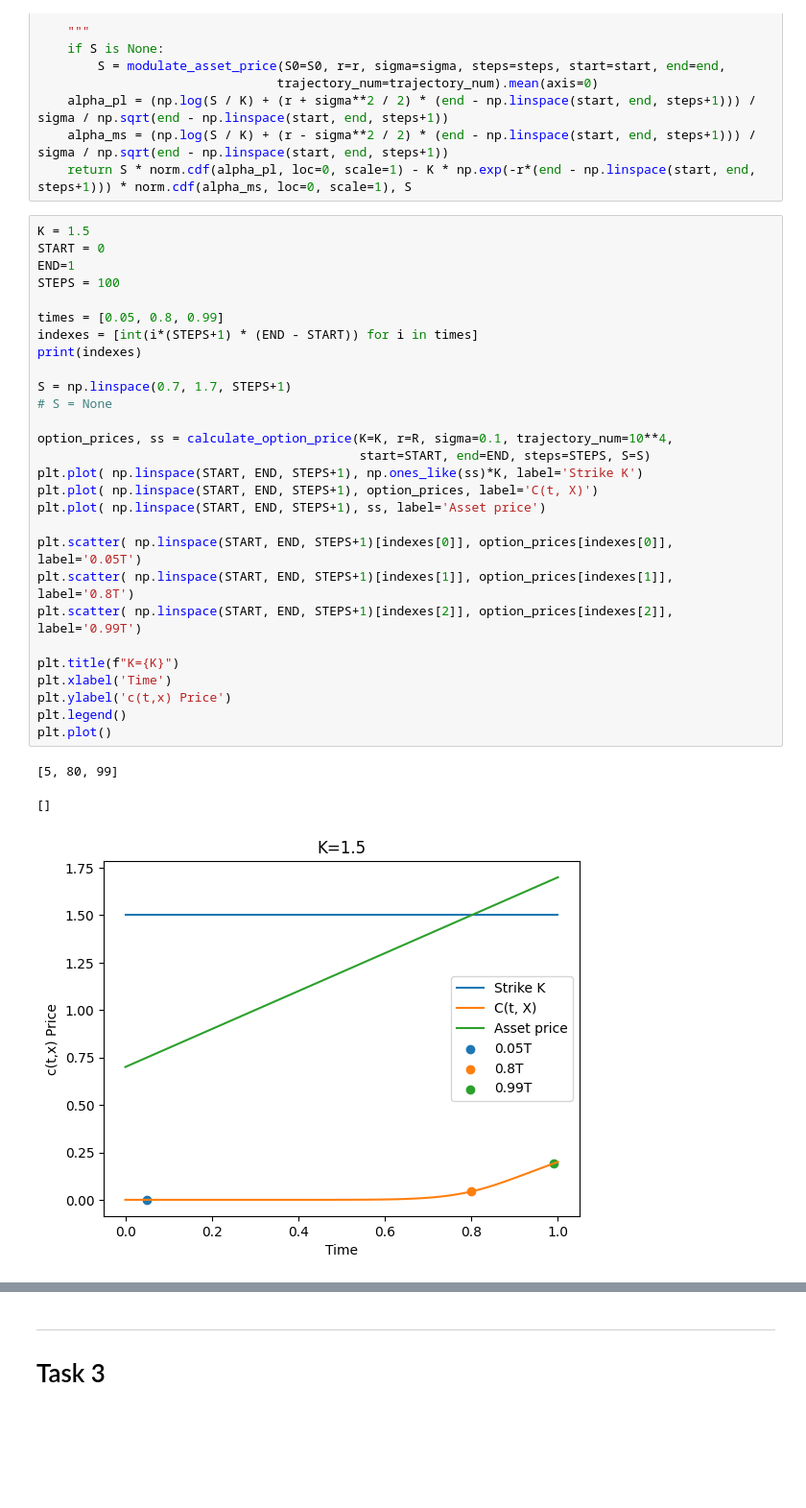
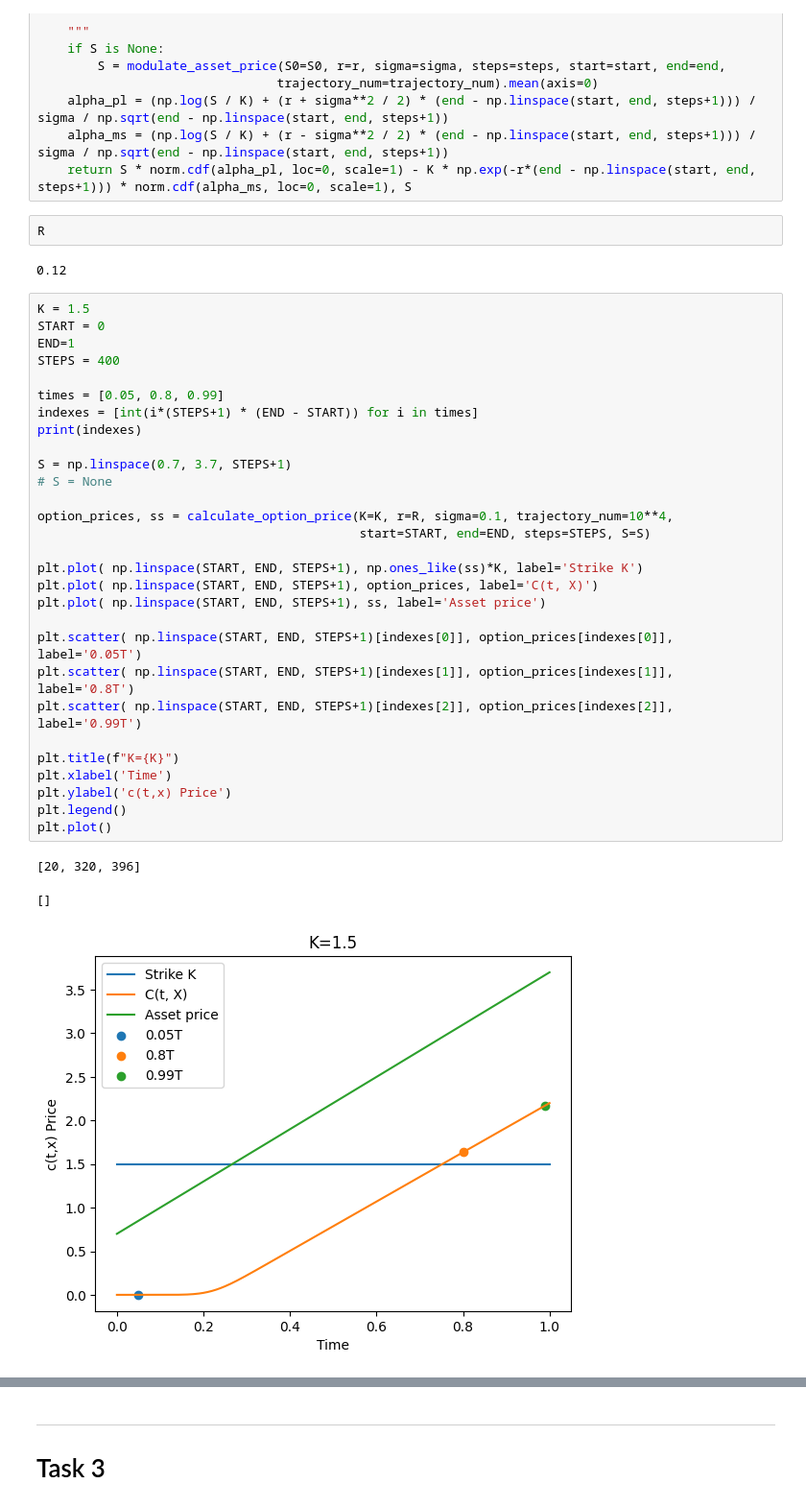
Before and after one commit to Kasymkhankhubiyev/Sirius-Uni, a Jupyter notebook: Derivatives/series1.ipynb, the cells around one changed output, grey strips where cells are left out. Shown at 96% size. Saved outputs shown, nothing was run; the diff lists cells and outputs as text; blank space fills up the shorter version.

```diff
--- a/Derivatives/series1.ipynb
+++ b/Derivatives/series1.ipynb
@@ -228,35 +228,40 @@ def calculate_option_price(S0=1, K=1.3, r=0.0, sigma=0.0, steps=100, trajectory_
     alpha_pl = (np.log(S / K) + (r + sigma**2 / 2) * (end - np.linspace(start, end, steps+1))) / sigma / np.sqrt(end - np.linspace(start, end, steps+1))
     alpha_ms = (np.log(S / K) + (r - sigma**2 / 2) * (end - np.linspace(start, end, steps+1))) / sigma / np.sqrt(end - np.linspace(start, end, steps+1))
     return S * norm.cdf(alpha_pl, loc=0, scale=1) - K * np.exp(-r*(end - np.linspace(start, end, steps+1))) * norm.cdf(alpha_ms, loc=0, scale=1), S
+# %%
+R
+# %% [output]
+0.12
 # %%
 K = 1.5
 START = 0
 END=1
-STEPS = 100
+STEPS = 400
 
 times = [0.05, 0.8, 0.99]
 indexes = [int(i*(STEPS+1) * (END - START)) for i in times]
 print(indexes)
 
-S = np.linspace(0.7, 1.7, STEPS+1)
+S = np.linspace(0.7, 3.7, STEPS+1)
 # S = None
 
 option_prices, ss = calculate_option_price(K=K, r=R, sigma=0.1, trajectory_num=10**4,
                                            start=START, end=END, steps=STEPS, S=S)
+
 plt.plot( np.linspace(START, END, STEPS+1), np.ones_like(ss)*K, label='Strike K')
 plt.plot( np.linspace(START, END, STEPS+1), option_prices, label='C(t, X)')
 plt.plot( np.linspace(START, END, STEPS+1), ss, label='Asset price')
 
 plt.scatter( np.linspace(START, END, STEPS+1)[indexes[0]], option_prices[indexes[0]], label='0.05T')
 plt.scatter( np.linspace(START, END, STEPS+1)[indexes[1]], option_prices[indexes[1]], label='0.8T')
 plt.scatter( np.linspace(START, END, STEPS+1)[indexes[2]], option_prices[indexes[2]], label='0.99T')
 
 plt.title(f"K={K}")
 plt.xlabel('Time')
 plt.ylabel('c(t,x) Price')
 plt.legend()
 plt.plot()
 # %% [output]
-[5, 80, 99]
+[20, 320, 396]
 []
-[figure, old version]
+[figure, new version]
```
Also changed, not shown: parts of 5 cells of this notebook, 2 other files.
